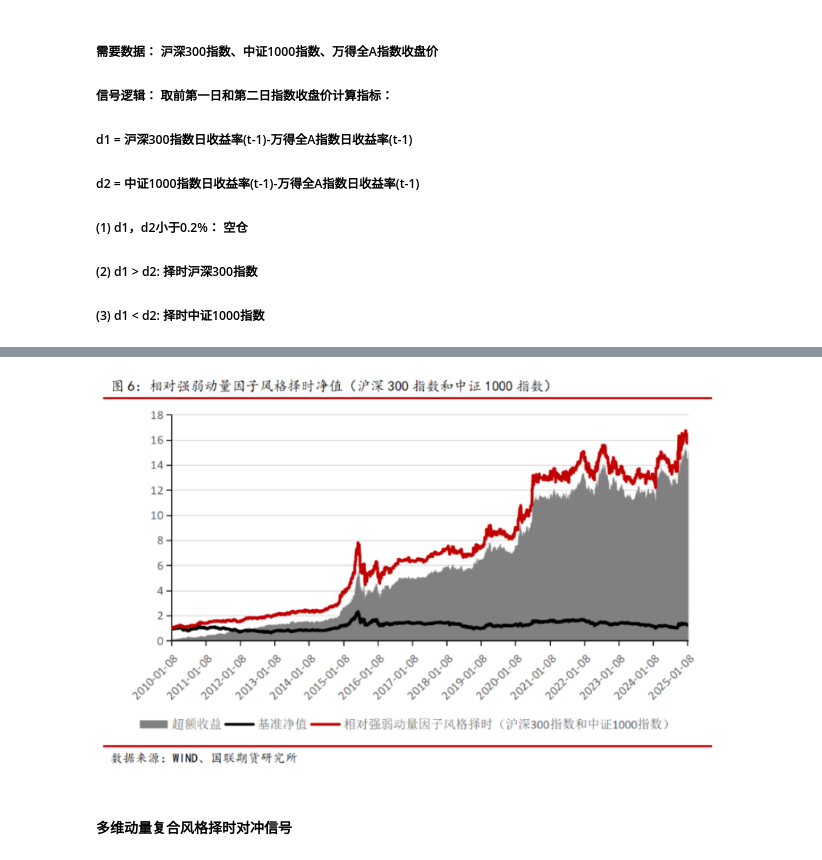
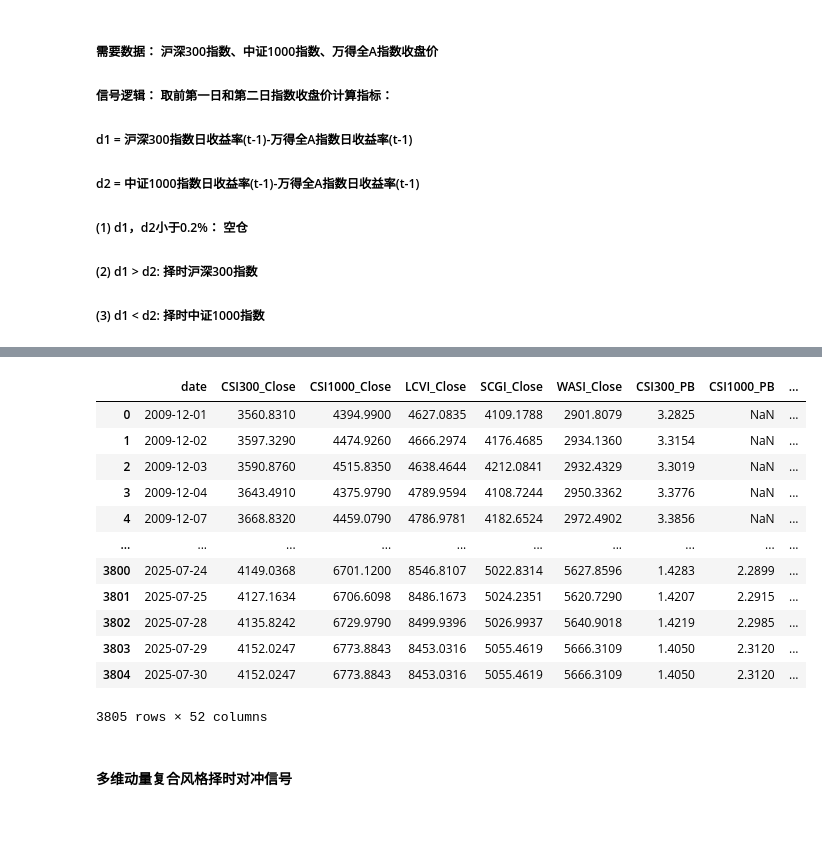
Before and after one commit to SGPPellow/Stock_Index_Futures_Timing_Strategy, a Jupyter notebook: 股指择时策略.ipynb, the cells around one changed output, grey strips where cells are left out. Saved outputs shown, nothing was run; the diff lists cells and outputs as text; code cells hidden in the pictures; blank space fills up the shorter version.

```diff
--- a/股指择时策略.ipynb
+++ b/股指择时策略.ipynb
@@ -81,10 +133,0 @@ data['WASI_Close_2'] = data['WASI_Close'].shift(2)
-# %%
-LCVI_rtn_1 = data['LCVI_Close_1']/data['LCVI_Close_2']
-SCGI_rtn_1 = data['SCGI_Close_1']/data['SCGI_Close_2']
-WASI_rtn_1 = data['WASI_Close_1']/data['WASI_Close_2']
-
-data['Signal3'] = np.where(LCVI_rtn_1 > SCGI_rtn_1, 1, -1)
-data.loc[(LCVI_rtn_1 - WASI_rtn_1 < 0.002) & (SCGI_rtn_1 - WASI_rtn_1 < 0.002),'Signal3'] = 0
-data['Signal3_day_rtn'] = np.where(LCVI_rtn_1 > SCGI_rtn_1, data['CSI300_Close']/data['CSI300_Close_1'], data['CSI1000_Close']/data['CSI1000_Close_1'])
-data.loc[(LCVI_rtn_1 - WASI_rtn_1 < 0.002) & (SCGI_rtn_1 - WASI_rtn_1 < 0.002),'Signal3_day_rtn'] = 1
-data['Signal3_rtn'] = np.cumprod(data['Signal3_day_rtn'])
@@ -109,12 +182,5 @@ sns.lineplot(x='date',y='Signal3_rtn',data=data,color='steelblue')
 # %%
 data['CSI300_Close_2'] = data['CSI300_Close'].shift(2)
 data['CSI1000_Close_2'] = data['CSI1000_Close'].shift(2)
+data['CSI300_rtn_1'] = data['CSI300_Close_1']/data['CSI300_Close_2']
+data['CSI1000_rtn_1'] = data['CSI1000_Close_1']/data['CSI1000_Close_2']
-# %%
-CSI300_rtn_1 = data['CSI300_Close_1']/data['CSI300_Close_2']
-CSI1000_rtn_1 = data['CSI1000_Close_1']/data['CSI1000_Close_2']
-
-data['Signal4'] = np.where(CSI300_rtn_1 > CSI1000_rtn_1, 1, -1)
-data.loc[(CSI300_rtn_1 - WASI_rtn_1 < 0.002) & (CSI1000_rtn_1 - WASI_rtn_1 < 0.002),'Signal4'] = 0
-data['Signal4_day_rtn'] = np.where(CSI300_rtn_1 > CSI1000_rtn_1, data['CSI300_Close']/data['CSI300_Close_1'], data['CSI1000_Close']/data['CSI1000_Close_1'])
-data.loc[(CSI300_rtn_1 - WASI_rtn_1 < 0.002) & (CSI1000_rtn_1 - WASI_rtn_1 < 0.002),'Signal4_day_rtn'] = 1
-data['Signal4_rtn'] = np.cumprod(data['Signal4_day_rtn'])
@@ -127,2 +187,34 @@ sns.lineplot(x='date',y='Signal4_rtn',data=data,color='steelblue')
-# %% [markdown]
-![image.png](attachment:image.png)
+# %%
+def signal4_row(row):
+    if (row['CSI300_rtn_1'] - row['WASI_rtn_1'] < 0.002) & (row['CSI1000_rtn_1'] - row['WASI_rtn_1'] < 0.002):
+        row['Signal4'] = 0
+        row['Signal4_day_rtn'] = 1
+        row['Position4'] = '空仓'
+    elif row['CSI300_rtn_1'] > row['CSI1000_rtn_1']:
+        row['Signal4'] = 1
+        row['Signal4_day_rtn'] = row['CSI300_Close']/row['CSI300_Close_1']
+        row['Position4'] = '满仓沪深300指数'
+    else:
+        row['Signal4'] = -1
+        row['Signal4_day_rtn'] = row['CSI1000_Close']/row['CSI1000_Close_1']
+        row['Position4'] = '满仓中证1000指数'
+    return row
+
+data = data.apply(signal4_row, axis = 1)
+data['Signal4_rtn'] = np.cumprod(data['Signal4_day_rtn'])
+# %%
+data
+# %% [output]
+|  | date | CSI300_Close | CSI1000_Close | LCVI_Close | SCGI_Close | WASI_Close | CSI300_PB | CSI1000_PB | ... |
+| 0 | 2009-12-01 | 3560.8310 | 4394.9900 | 4627.0835 | 4109.1788 | 2901.8079 | 3.2825 | NaN | ... |
+| 1 | 2009-12-02 | 3597.3290 | 4474.9260 | 4666.2974 | 4176.4685 | 2934.1360 | 3.3154 | NaN | ... |
+| 2 | 2009-12-03 | 3590.8760 | 4515.8350 | 4638.4644 | 4212.0841 | 2932.4329 | 3.3019 | NaN | ... |
+| 3 | 2009-12-04 | 3643.4910 | 4375.9790 | 4789.9594 | 4108.7244 | 2950.3362 | 3.3776 | NaN | ... |
+| 4 | 2009-12-07 | 3668.8320 | 4459.0790 | 4786.9781 | 4182.6524 | 2972.4902 | 3.3856 | NaN | ... |
+| ... | ... | ... | ... | ... | ... | ... | ... | ... | ... |
+| 3800 | 2025-07-24 | 4149.0368 | 6701.1200 | 8546.8107 | 5022.8314 | 5627.8596 | 1.4283 | 2.2899 | ... |
+| 3801 | 2025-07-25 | 4127.1634 | 6706.6098 | 8486.1673 | 5024.2351 | 5620.7290 | 1.4207 | 2.2915 | ... |
+| 3802 | 2025-07-28 | 4135.8242 | 6729.9790 | 8499.9396 | 5026.9937 | 5640.9018 | 1.4219 | 2.2985 | ... |
+| 3803 | 2025-07-29 | 4152.0247 | 6773.8843 | 8453.0316 | 5055.4619 | 5666.3109 | 1.4050 | 2.3120 | ... |
+| 3804 | 2025-07-30 | 4152.0247 | 6773.8843 | 8453.0316 | 5055.4619 | 5666.3109 | 1.4050 | 2.3120 | ... |
+3805 rows × 52 columns
```
Also changed, not shown: parts of 24 cells of this notebook.
